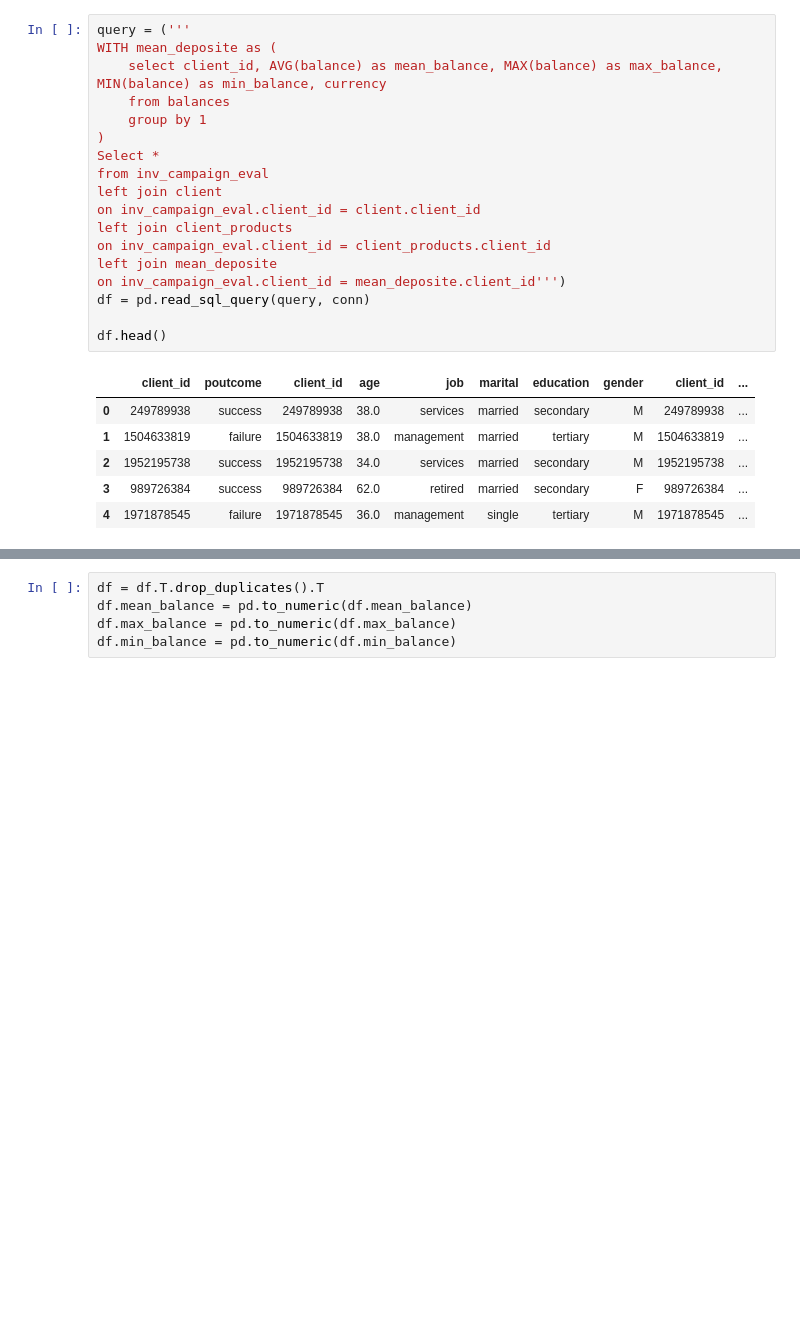
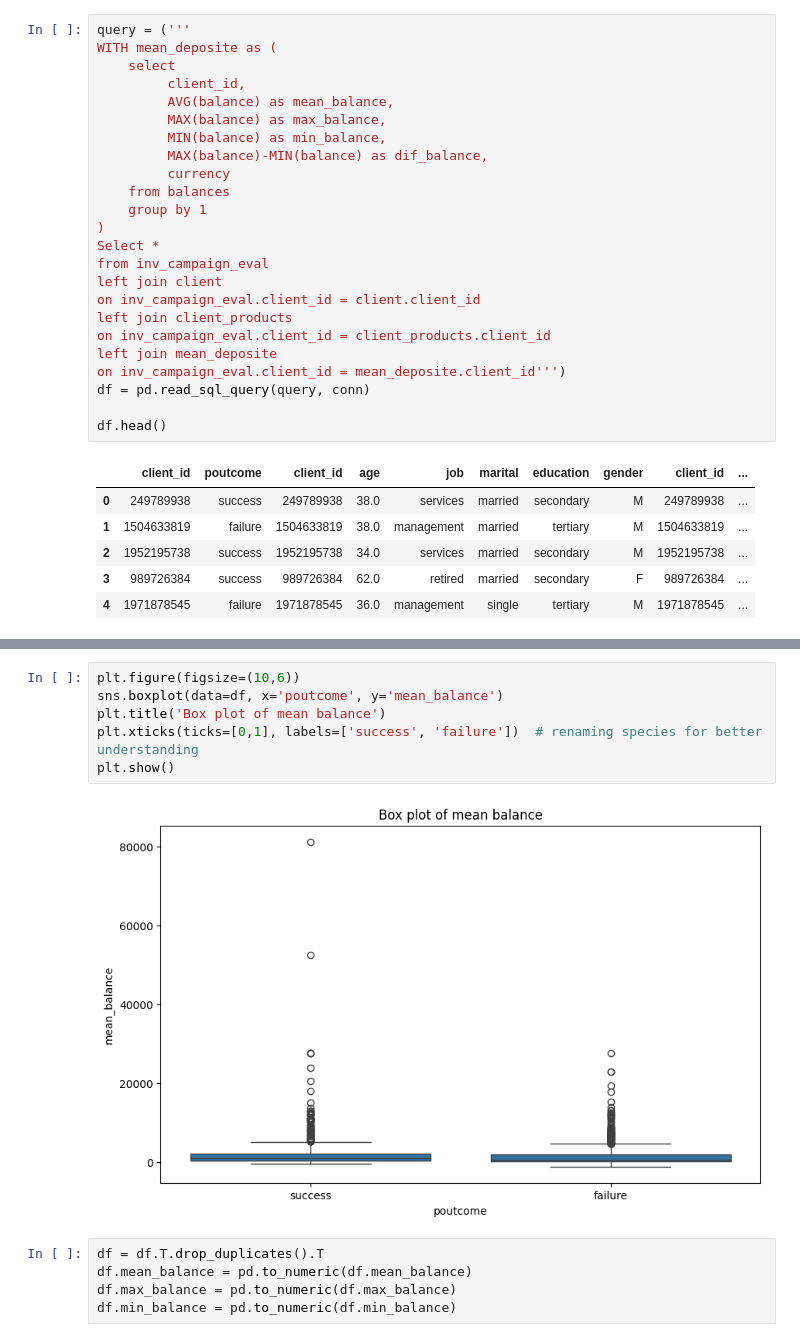
Before and after one commit to VladislavSpirydonau/Final-project-C4Y, a Jupyter notebook: nn.ipynb, the cells around one changed output, grey strips where cells are left out. Drawn from its saved outputs; the diff is of its cells as text; blank space fills up the shorter version.

```diff
--- a/nn.ipynb
+++ b/nn.ipynb
@@ -27,7 +27,13 @@ cursor = conn.cursor()
 # %%
 query = ('''
 WITH mean_deposite as (
-    select client_id, AVG(balance) as mean_balance, MAX(balance) as max_balance, MIN(balance) as min_balance, currency
+    select
+         client_id,
+         AVG(balance) as mean_balance,
+         MAX(balance) as max_balance,
+         MIN(balance) as min_balance,
+         MAX(balance)-MIN(balance) as dif_balance,
+         currency
     from balances
     group by 1
 )
@@ -52,3 +105,11 @@ df.head()
+# %%
+plt.figure(figsize=(10,6))
+sns.boxplot(data=df, x='poutcome', y='mean_balance')
+plt.title('Box plot of mean balance')
+plt.xticks(ticks=[0,1], labels=['success', 'failure'])  # renaming species for better understanding
+plt.show()
+# %% [output]
+[figure, added]
 # %%
 df = df.T.drop_duplicates().T
 df.mean_balance = pd.to_numeric(df.mean_balance)
```
Also changed, not shown: parts of 9 cells of this notebook, 1 other file.
